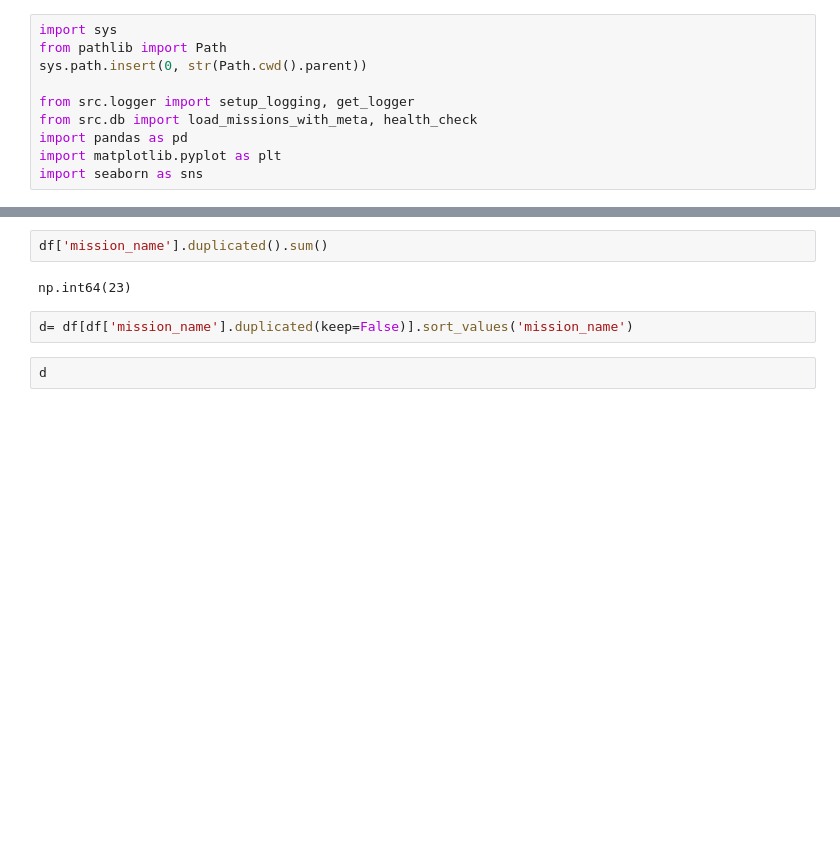
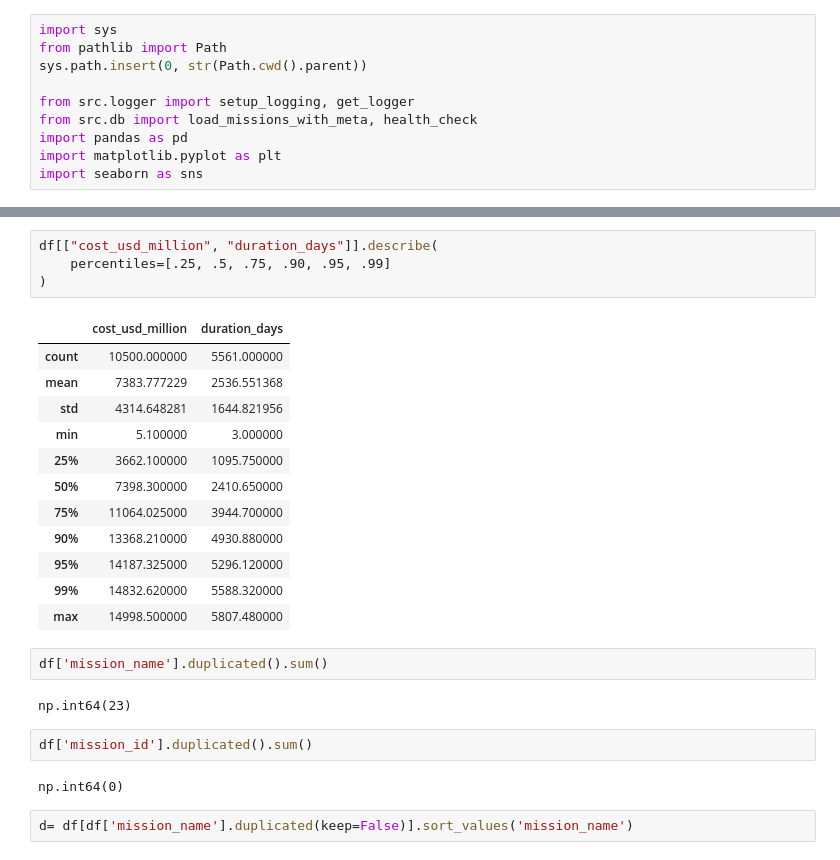
Before and after one commit to ahmedmohi0/Space_mission_analysis, a Jupyter notebook: notebooks/01_data_cleaning.ipynb, the cells around one changed output, grey strips where cells are left out. Saved outputs shown, nothing was run; the diff lists cells and outputs as text; blank space fills up the shorter version.

```diff
--- a/notebooks/01_data_cleaning.ipynb
+++ b/notebooks/01_data_cleaning.ipynb
@@ -64,8 +79,27 @@ df.head()
+# %%
+df[["cost_usd_million", "duration_days"]].describe(
+    percentiles=[.25, .5, .75, .90, .95, .99]
+)
+# %% [output]
+|  | cost_usd_million | duration_days |
+| count | 10500.000000 | 5561.000000 |
+| mean | 7383.777229 | 2536.551368 |
+| std | 4314.648281 | 1644.821956 |
+| min | 5.100000 | 3.000000 |
+| 25% | 3662.100000 | 1095.750000 |
+| 50% | 7398.300000 | 2410.650000 |
+| 75% | 11064.025000 | 3944.700000 |
+| 90% | 13368.210000 | 4930.880000 |
+| 95% | 14187.325000 | 5296.120000 |
+| 99% | 14832.620000 | 5588.320000 |
+| max | 14998.500000 | 5807.480000 |
 # %%
 df['mission_name'].duplicated().sum()
 # %% [output]
 np.int64(23)
+# %%
+df['mission_id'].duplicated().sum()
+# %% [output]
+np.int64(0)
 # %%
 d= df[df['mission_name'].duplicated(keep=False)].sort_values('mission_name')
-# %%
-d
```
Also changed, not shown: parts of 12 cells of this notebook, 2 other files.
